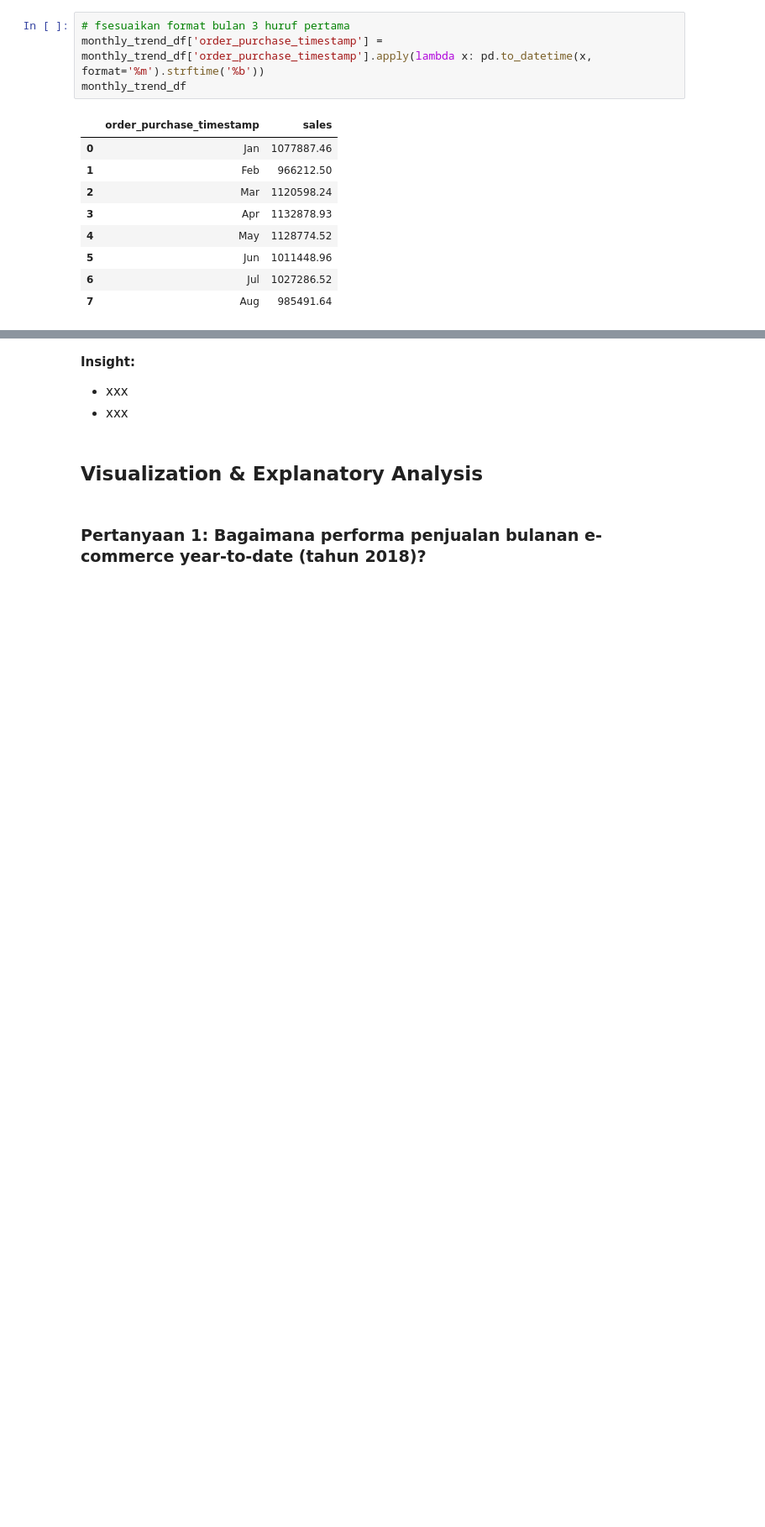
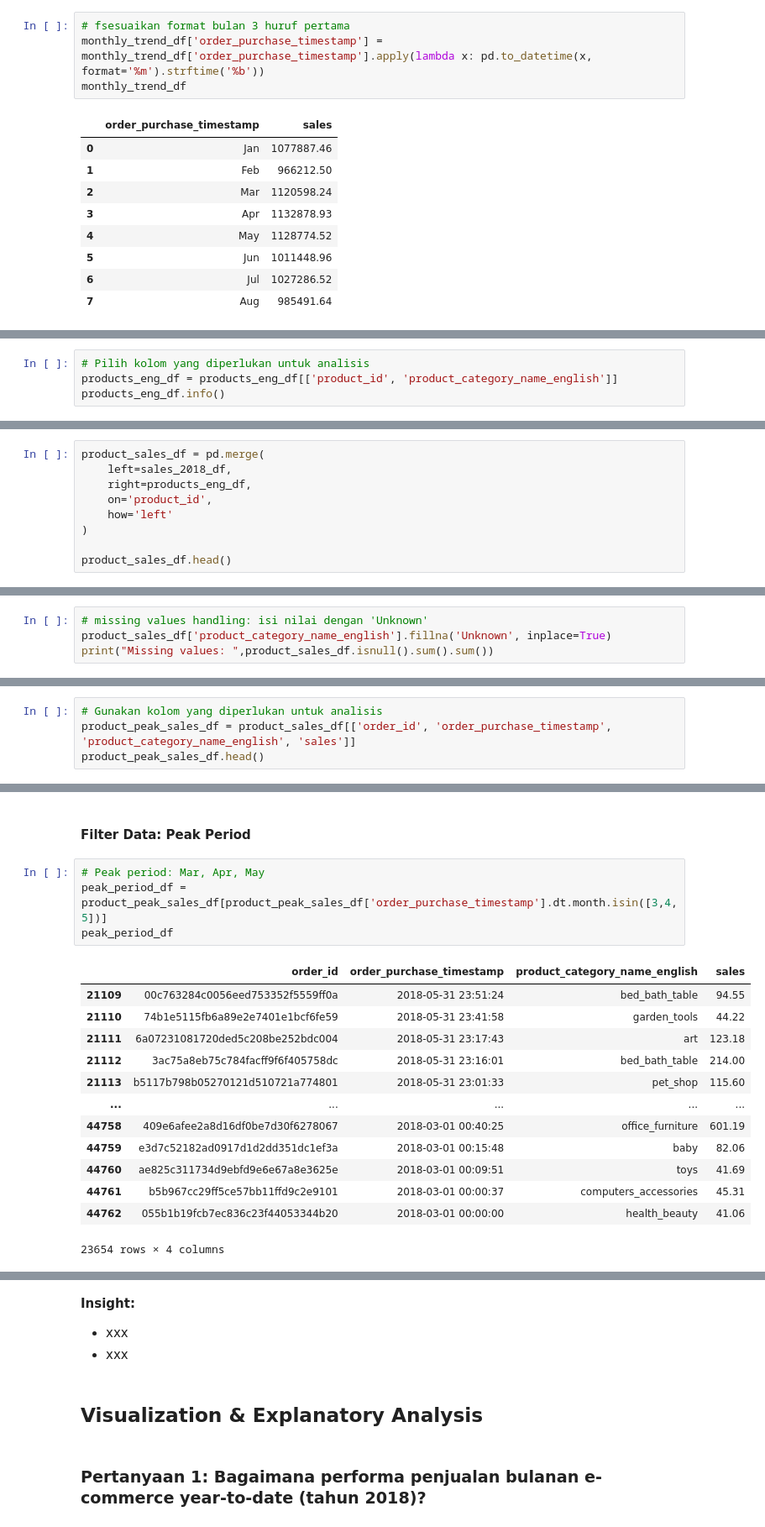
Before and after one commit to Sulbae/Fundamental-Analisis-Data, a Jupyter notebook: Proyek_Analisis_Data_Anggun-Sulis-Setyawan.ipynb, the cells around one changed output, grey strips where cells are left out. Shown at 84% size. Cells and saved outputs as stored; diff of their text form; blank space fills up the shorter version.

```diff
--- a/Proyek_Analisis_Data_Anggun-Sulis-Setyawan.ipynb
+++ b/Proyek_Analisis_Data_Anggun-Sulis-Setyawan.ipynb
@@ -813,0 +863,4 @@ monthly_trend_df
+# %%
+# Pilih kolom yang diperlukan untuk analisis
+products_eng_df = products_eng_df[['product_id', 'product_category_name_english']]
+products_eng_df.info()
@@ -813,0 +879,9 @@ monthly_trend_df
+# %%
+product_sales_df = pd.merge(
+    left=sales_2018_df,
+    right=products_eng_df,
+    on='product_id',
+    how='left'
+)
+
+product_sales_df.head()
@@ -813,0 +932,4 @@ monthly_trend_df
+# %%
+# missing values handling: isi nilai dengan 'Unknown'
+product_sales_df['product_category_name_english'].fillna('Unknown', inplace=True)
+print("Missing values: ",product_sales_df.isnull().sum().sum())
@@ -813,0 +940,4 @@ monthly_trend_df
+# %%
+# Gunakan kolom yang diperlukan untuk analisis
+product_peak_sales_df = product_sales_df[['order_id', 'order_purchase_timestamp', 'product_category_name_english', 'sales']]
+product_peak_sales_df.head()
@@ -813,0 +951,20 @@ monthly_trend_df
+# %% [markdown]
+#### Filter Data: Peak Period
+# %%
+# Peak period: Mar, Apr, May
+peak_period_df = product_peak_sales_df[product_peak_sales_df['order_purchase_timestamp'].dt.month.isin([3,4,5])]
+peak_period_df
+# %% [output]
+|  | order_id | order_purchase_timestamp | product_category_name_english | sales |
+| 21109 | 00c763284c0056eed753352f5559ff0a | 2018-05-31 23:51:24 | bed_bath_table | 94.55 |
+| 21110 | 74b1e5115fb6a89e2e7401e1bcf6fe59 | 2018-05-31 23:41:58 | garden_tools | 44.22 |
+| 21111 | 6a07231081720ded5c208be252bdc004 | 2018-05-31 23:17:43 | art | 123.18 |
+| 21112 | 3ac75a8eb75c784facff9f6f405758dc | 2018-05-31 23:16:01 | bed_bath_table | 214.00 |
+| 21113 | b5117b798b05270121d510721a774801 | 2018-05-31 23:01:33 | pet_shop | 115.60 |
+| ... | ... | ... | ... | ... |
+| 44758 | 409e6afee2a8d16df0be7d30f6278067 | 2018-03-01 00:40:25 | office_furniture | 601.19 |
+| 44759 | e3d7c52182ad0917d1d2dd351dc1ef3a | 2018-03-01 00:15:48 | baby | 82.06 |
+| 44760 | ae825c311734d9ebfd9e6e67a8e3625e | 2018-03-01 00:09:51 | toys | 41.69 |
+| 44761 | b5b967cc29ff5ce57bb11ffd9c2e9101 | 2018-03-01 00:00:37 | computers_accessories | 45.31 |
+| 44762 | 055b1b19fcb7ec836c23f44053344b20 | 2018-03-01 00:00:00 | health_beauty | 41.06 |
+23654 rows × 4 columns
```
Also changed, not shown: parts of 25 cells of this notebook.
